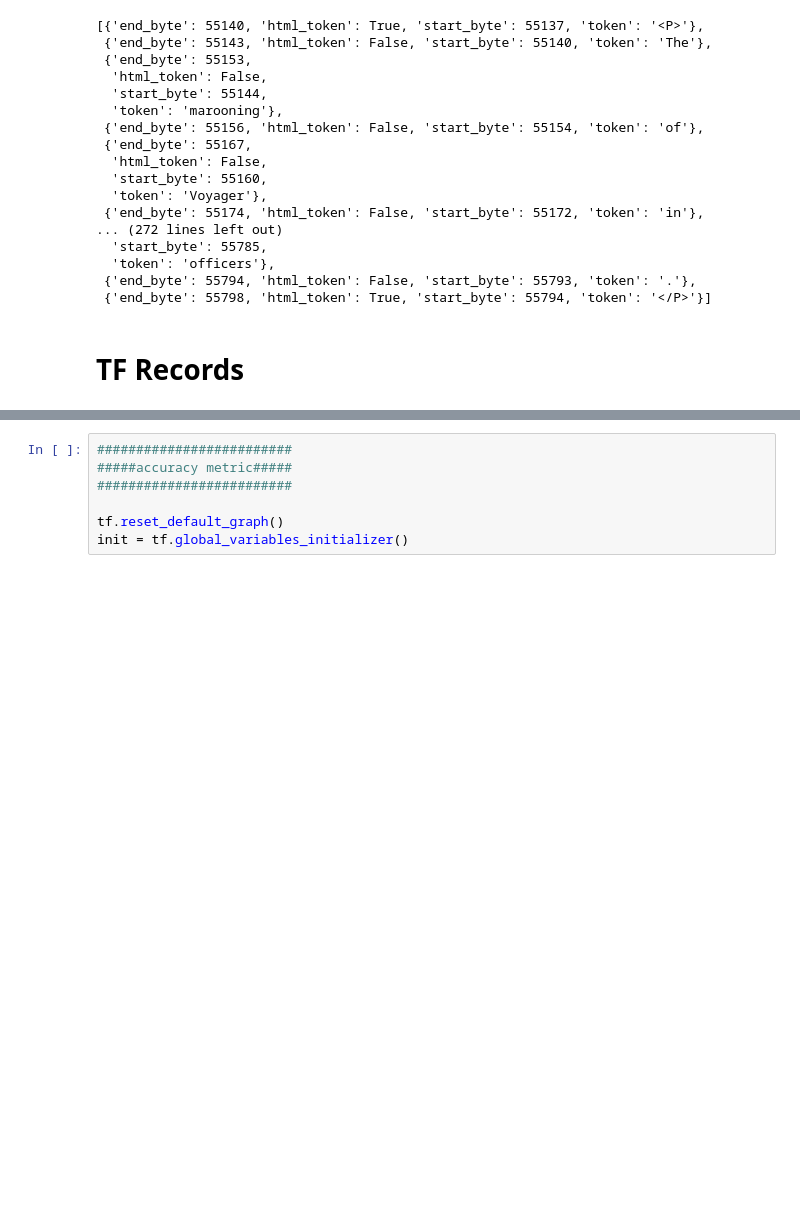
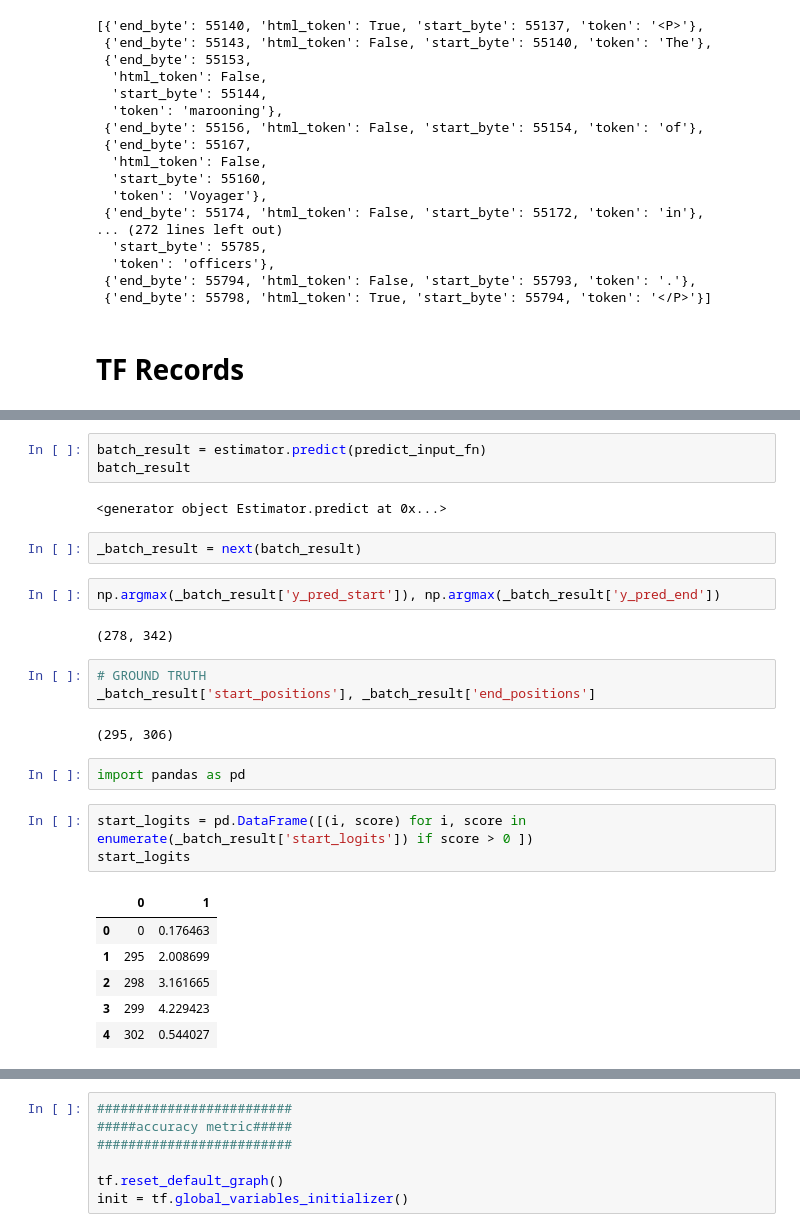
Before and after one commit to dzorlu/natural_questions, a Jupyter notebook: dev_notebook.ipynb, the cells around one changed output, grey strips where cells are left out. Saved outputs shown, nothing was run; the diff lists cells and outputs as text; blank space fills up the shorter version.

```diff
--- a/dev_notebook.ipynb
+++ b/dev_notebook.ipynb
@@ -323,0 +385,28 @@ tf.ar
+# %%
+batch_result = estimator.predict(predict_input_fn)
+batch_result
+# %% [output]
+<generator object Estimator.predict at 0x...>
+# %%
+_batch_result = next(batch_result)
+# %%
+np.argmax(_batch_result['y_pred_start']), np.argmax(_batch_result['y_pred_end'])
+# %% [output]
+(278, 342)
+# %%
+# GROUND TRUTH
+_batch_result['start_positions'], _batch_result['end_positions']
+# %% [output]
+(295, 306)
+# %%
+import pandas as pd
+# %%
+start_logits = pd.DataFrame([(i, score) for i, score in enumerate(_batch_result['start_logits']) if score > 0 ])
+start_logits
+# %% [output]
+|  | 0 | 1 |
+| 0 | 0 | 0.176463 |
+| 1 | 295 | 2.008699 |
+| 2 | 298 | 3.161665 |
+| 3 | 299 | 4.229423 |
+| 4 | 302 | 0.544027 |
```
Also changed, not shown: parts of 29 cells of this notebook, 2 other files.
